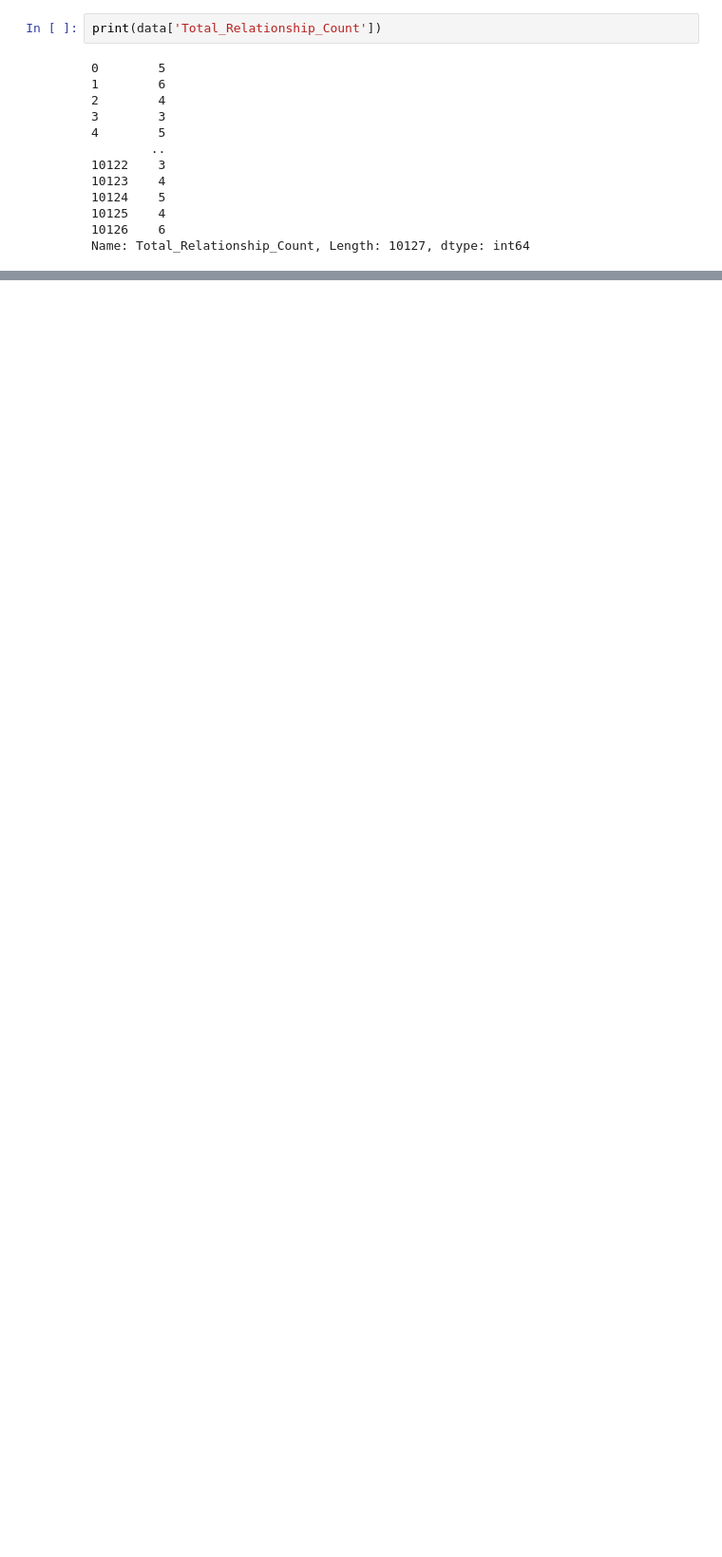
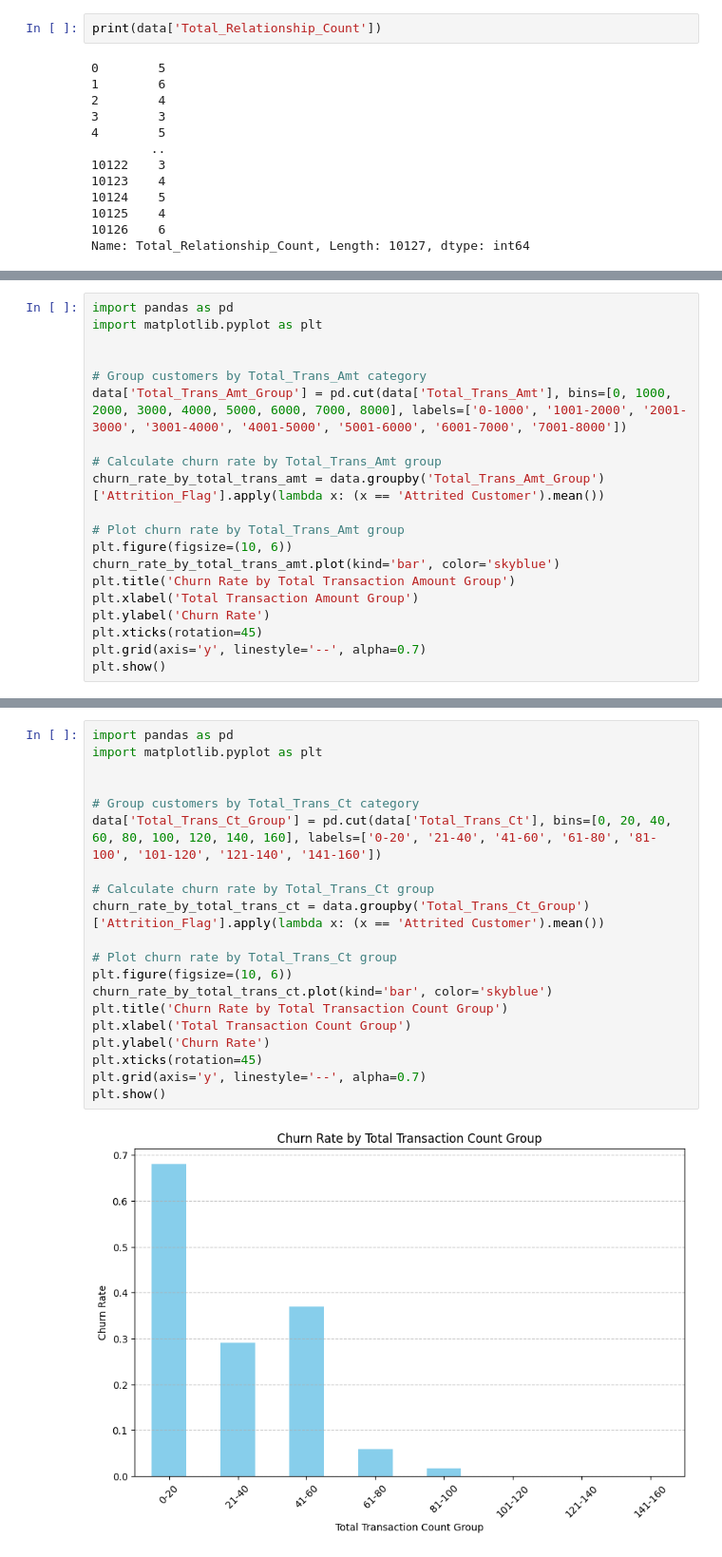
Before and after one commit to mahsanazar/Machine-Learnin--Churn-prediction, a Jupyter notebook: decisiontreemodel.ipynb, the cells around one changed output, grey strips where cells are left out. Shown at 95% size. Saved outputs shown, nothing was run; the diff lists cells and outputs as text; blank space fills up the shorter version.

```diff
--- a/decisiontreemodel.ipynb
+++ b/decisiontreemodel.ipynb
@@ -640,3 +636,23 @@ plt.grid(axis='y', linestyle='--', alpha=0.7)
 plt.show()
 # %% [output]
 [figure]
+# %%
+import pandas as pd
+import matplotlib.pyplot as plt
+
+
+# Group customers by Total_Trans_Amt category
+data['Total_Trans_Amt_Group'] = pd.cut(data['Total_Trans_Amt'], bins=[0, 1000, 2000, 3000, 4000, 5000, 6000, 7000, 8000], labels=['0-1000', '1001-2000', '2001-3000', '3001-4000', '4001-5000', '5001-6000', '6001-7000', '7001-8000'])
+
+# Calculate churn rate by Total_Trans_Amt group
+churn_rate_by_total_trans_amt = data.groupby('Total_Trans_Amt_Group')['Attrition_Flag'].apply(lambda x: (x == 'Attrited Customer').mean())
+
+# Plot churn rate by Total_Trans_Amt group
+plt.figure(figsize=(10, 6))
+churn_rate_by_total_trans_amt.plot(kind='bar', color='skyblue')
+plt.title('Churn Rate by Total Transaction Amount Group')
+plt.xlabel('Total Transaction Amount Group')
+plt.ylabel('Churn Rate')
+plt.xticks(rotation=45)
+plt.grid(axis='y', linestyle='--', alpha=0.7)
+plt.show()
@@ -642,0 +674,22 @@ plt.show()
+# %%
+import pandas as pd
+import matplotlib.pyplot as plt
+
+
+# Group customers by Total_Trans_Ct category
+data['Total_Trans_Ct_Group'] = pd.cut(data['Total_Trans_Ct'], bins=[0, 20, 40, 60, 80, 100, 120, 140, 160], labels=['0-20', '21-40', '41-60', '61-80', '81-100', '101-120', '121-140', '141-160'])
+
+# Calculate churn rate by Total_Trans_Ct group
+churn_rate_by_total_trans_ct = data.groupby('Total_Trans_Ct_Group')['Attrition_Flag'].apply(lambda x: (x == 'Attrited Customer').mean())
+
+# Plot churn rate by Total_Trans_Ct group
+plt.figure(figsize=(10, 6))
+churn_rate_by_total_trans_ct.plot(kind='bar', color='skyblue')
+plt.title('Churn Rate by Total Transaction Count Group')
+plt.xlabel('Total Transaction Count Group')
+plt.ylabel('Churn Rate')
+plt.xticks(rotation=45)
+plt.grid(axis='y', linestyle='--', alpha=0.7)
+plt.show()
+# %% [output]
+[figure, added]
```
Also changed, not shown: parts of 29 cells of this notebook, 23 other files.
